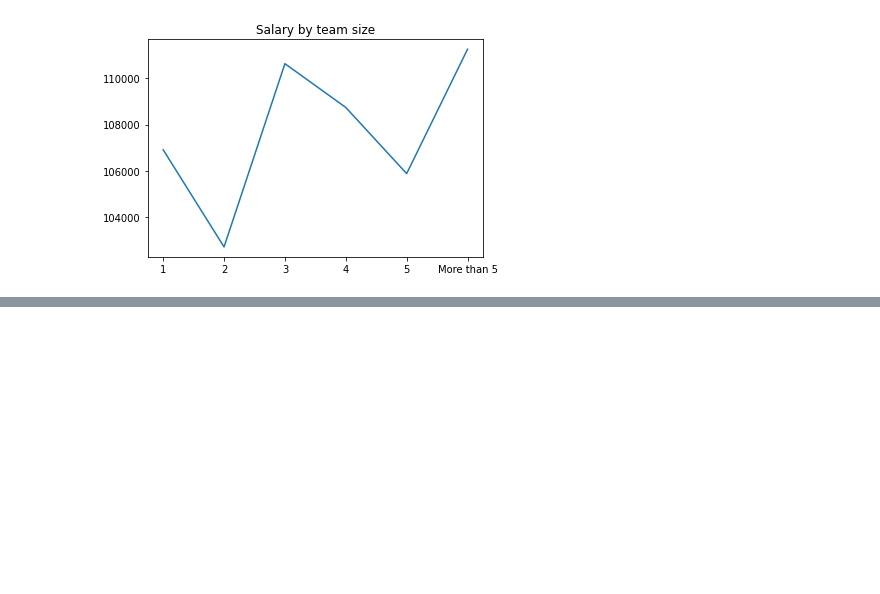
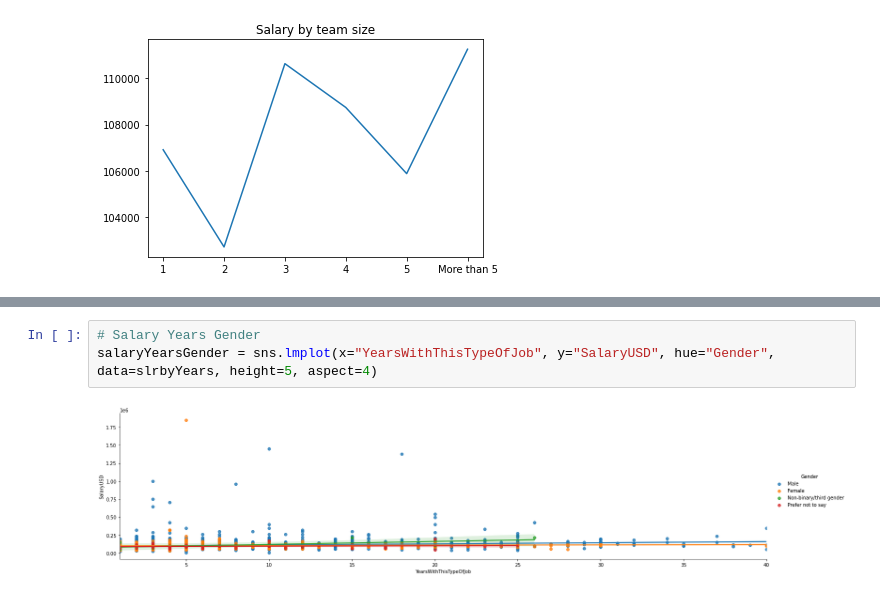
Before and after one commit to MistSF/American-Dream, a Jupyter notebook: notebook/career_visualisation.ipynb, the cells around one changed output, grey strips where cells are left out. Saved outputs shown, nothing was run; the diff lists cells and outputs as text; blank space fills up the shorter version.

```diff
--- a/notebook/career_visualisation.ipynb
+++ b/notebook/career_visualisation.ipynb
@@ -112,0 +133,5 @@ Text(0.5, 1.0, 'Salary by years')
+# %%
+# Salary Years Gender
+salaryYearsGender = sns.lmplot(x="YearsWithThisTypeOfJob", y="SalaryUSD", hue="Gender", data=slrbyYears, height=5, aspect=4)
+# %% [output]
+[figure, added]
```
Also changed, not shown: parts of 2 cells of this notebook, 2 other files.
